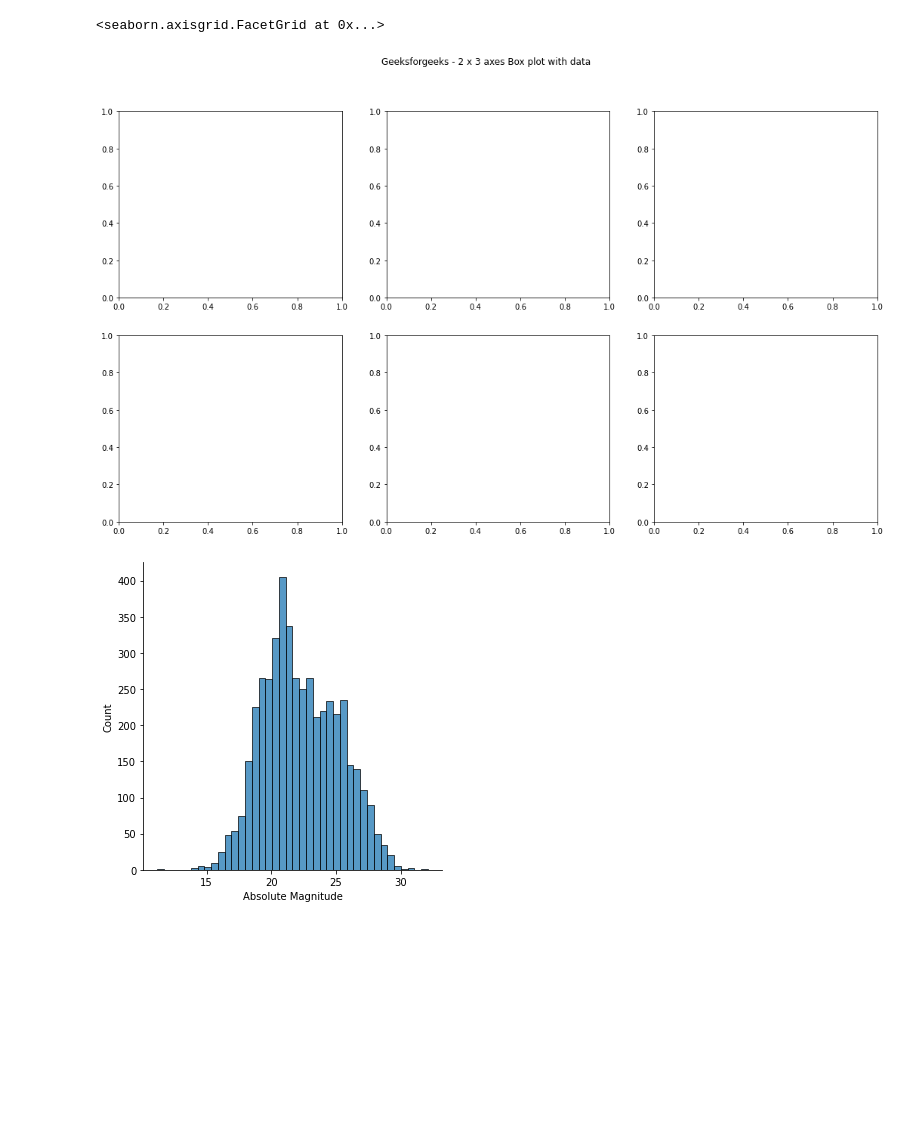
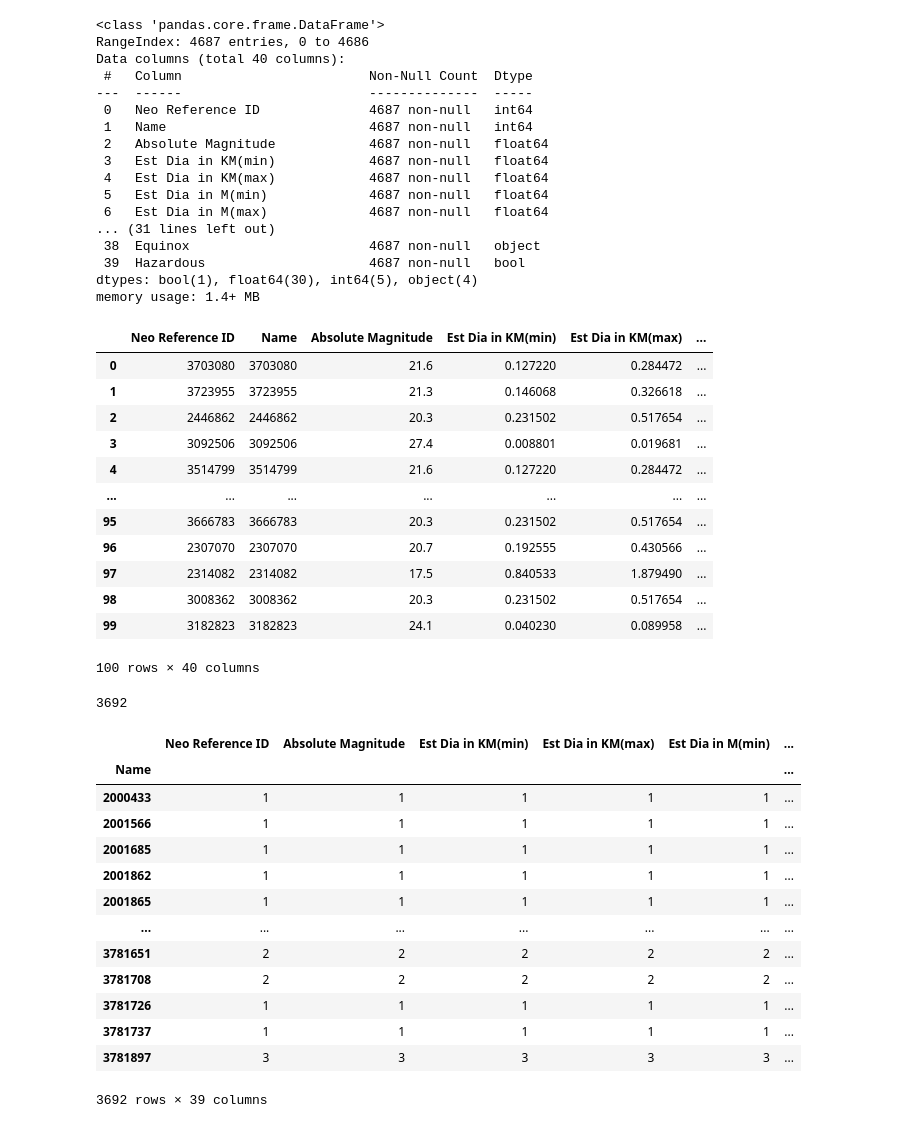
Before and after one commit to Wdong04/data_grad_proj, a Jupyter notebook: main.ipynb, the cells around one changed output. Drawn from its saved outputs; the diff is of its cells as text; code cells hidden in the pictures; blank space fills up the shorter version.

```diff
--- a/main.ipynb
+++ b/main.ipynb
@@ -9,8 +9,57 @@ nasa_neows_file = "./nasa_neows.csv"
 #load data
 asteroids_data = pd.read_csv(nasa_neows_file)
 # %%
+asteroids_data.info()
 asteroids_data.head(100)
 # %% [output]
-<seaborn.axisgrid.FacetGrid at 0x...>
+<class 'pandas.core.frame.DataFrame'>
+RangeIndex: 4687 entries, 0 to 4686
+Data columns (total 40 columns):
+ #   Column                        Non-Null Count  Dtype
+---  ------                        --------------  -----
+ 0   Neo Reference ID              4687 non-null   int64
+ 1   Name                          4687 non-null   int64
+ 2   Absolute Magnitude            4687 non-null   float64
+ 3   Est Dia in KM(min)            4687 non-null   float64
+ 4   Est Dia in KM(max)            4687 non-null   float64
+ 5   Est Dia in M(min)             4687 non-null   float64
+ 6   Est Dia in M(max)             4687 non-null   float64
+... (31 lines left out)
+ 38  Equinox                       4687 non-null   object
+ 39  Hazardous                     4687 non-null   bool
+dtypes: bool(1), float64(30), int64(5), object(4)
+memory usage: 1.4+ MB
-[figure, removed]
-[figure, removed]
+|  | Neo Reference ID | Name | Absolute Magnitude | Est Dia in KM(min) | Est Dia in KM(max) | ... |
+| 0 | 3703080 | 3703080 | 21.6 | 0.127220 | 0.284472 | ... |
+| 1 | 3723955 | 3723955 | 21.3 | 0.146068 | 0.326618 | ... |
+| 2 | 2446862 | 2446862 | 20.3 | 0.231502 | 0.517654 | ... |
+| 3 | 3092506 | 3092506 | 27.4 | 0.008801 | 0.019681 | ... |
+| 4 | 3514799 | 3514799 | 21.6 | 0.127220 | 0.284472 | ... |
+| ... | ... | ... | ... | ... | ... | ... |
+| 95 | 3666783 | 3666783 | 20.3 | 0.231502 | 0.517654 | ... |
+| 96 | 2307070 | 2307070 | 20.7 | 0.192555 | 0.430566 | ... |
+| 97 | 2314082 | 2314082 | 17.5 | 0.840533 | 1.879490 | ... |
+| 98 | 3008362 | 3008362 | 20.3 | 0.231502 | 0.517654 | ... |
+| 99 | 3182823 | 3182823 | 24.1 | 0.040230 | 0.089958 | ... |
+100 rows × 40 columns
+# %%
+asteroids_data['Neo Reference ID'].nunique()
+# %% [output]
+3692
+# %%
+asteroids_data.groupby('Name').count()
+# %% [output]
+|  | Neo Reference ID | Absolute Magnitude | Est Dia in KM(min) | Est Dia in KM(max) | Est Dia in M(min) | ... |
+| Name |  |  |  |  |  | ... |
+| 2000433 | 1 | 1 | 1 | 1 | 1 | ... |
+| 2001566 | 1 | 1 | 1 | 1 | 1 | ... |
+| 2001685 | 1 | 1 | 1 | 1 | 1 | ... |
+| 2001862 | 1 | 1 | 1 | 1 | 1 | ... |
+| 2001865 | 1 | 1 | 1 | 1 | 1 | ... |
+| ... | ... | ... | ... | ... | ... | ... |
+| 3781651 | 2 | 2 | 2 | 2 | 2 | ... |
+| 3781708 | 2 | 2 | 2 | 2 | 2 | ... |
+| 3781726 | 1 | 1 | 1 | 1 | 1 | ... |
+| 3781737 | 1 | 1 | 1 | 1 | 1 | ... |
+| 3781897 | 3 | 3 | 3 | 3 | 3 | ... |
+3692 rows × 39 columns
```
Also changed, not shown: parts of 7 cells of this notebook.
